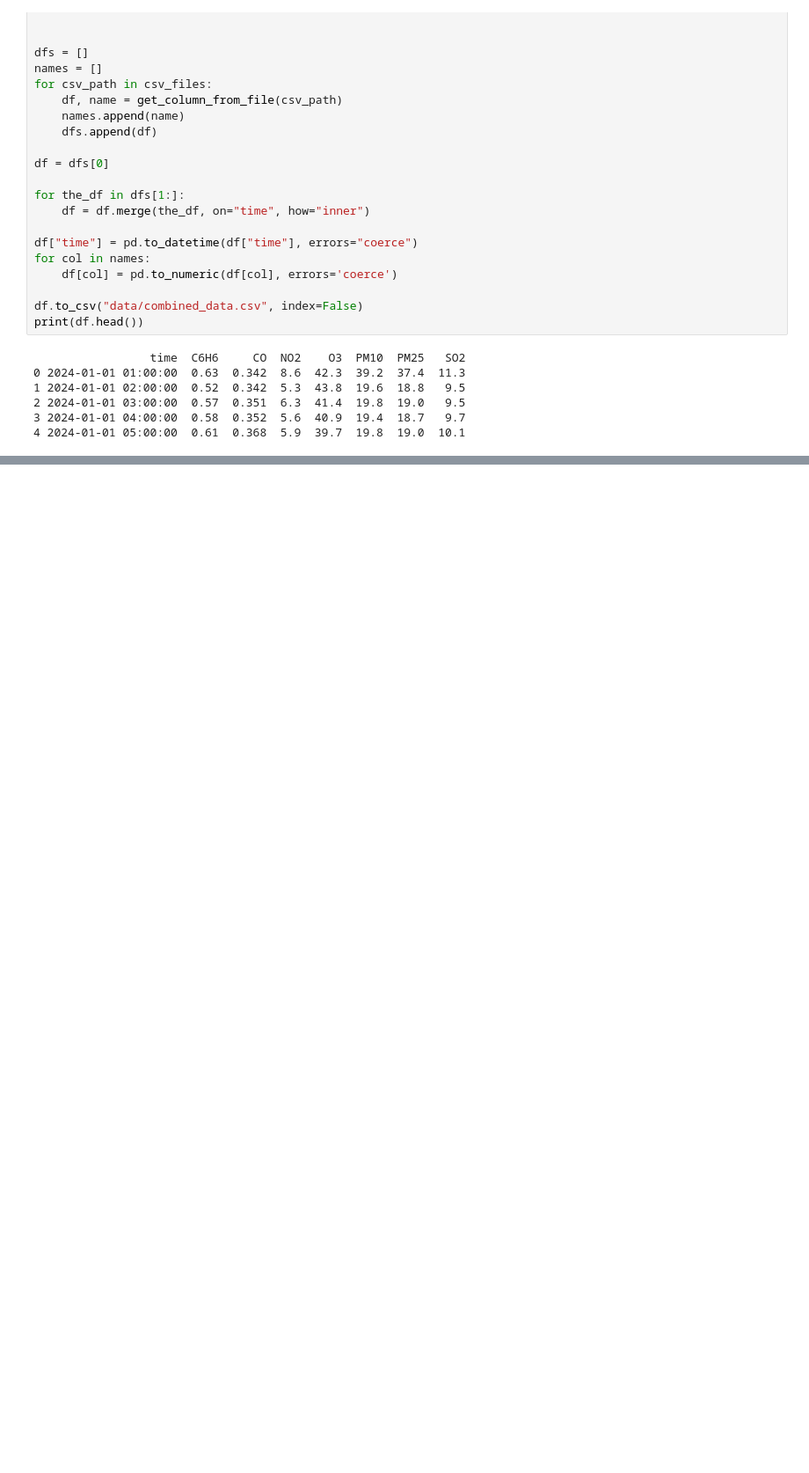
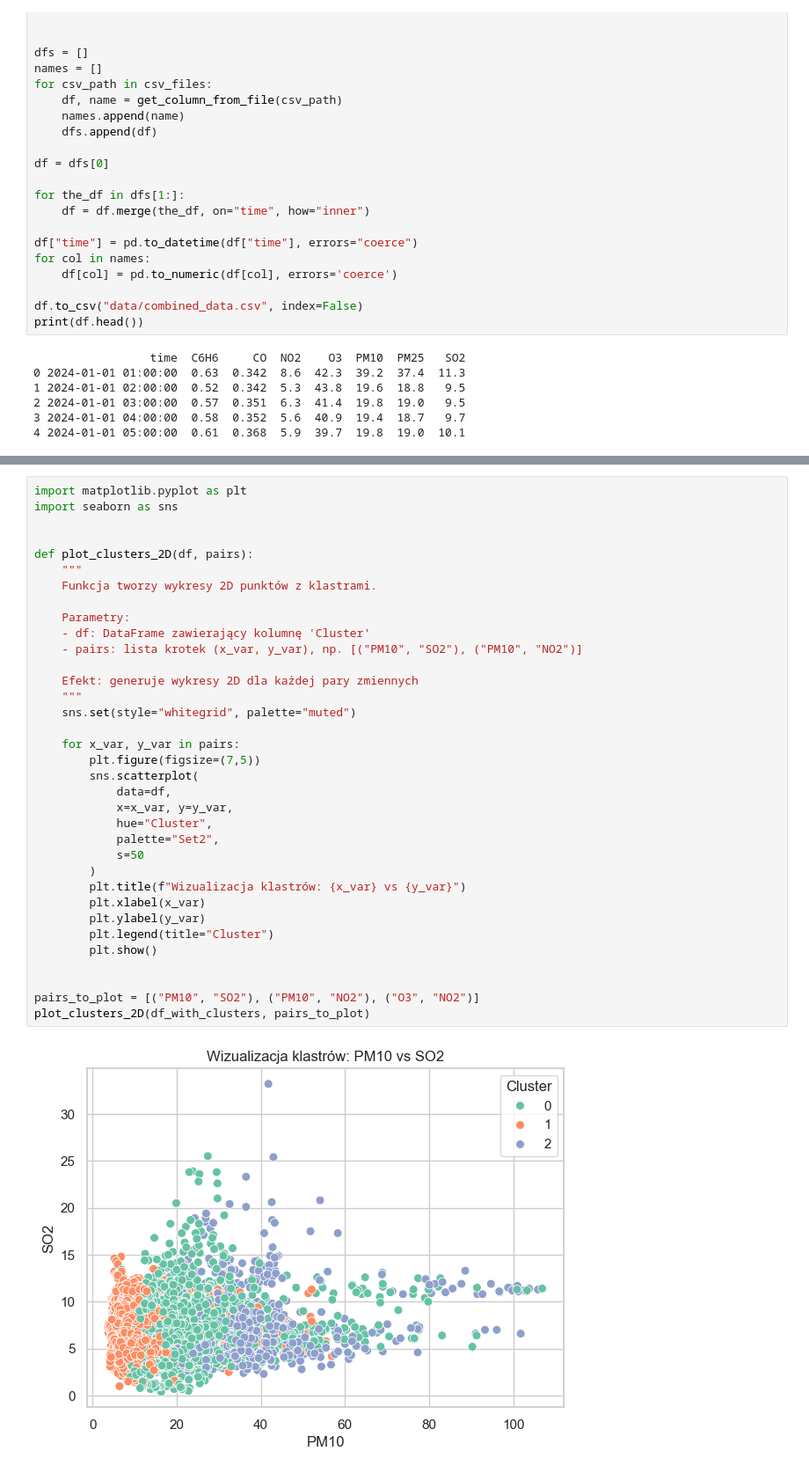
Before and after one commit to martmar02/odwos, a Jupyter notebook: prepare_data.ipynb, the cells around one changed output, grey strips where cells are left out. Shown at 88% size. Drawn from its saved outputs; the diff is of its cells as text; blank space fills up the shorter version.

```diff
--- a/prepare_data.ipynb
+++ b/prepare_data.ipynb
@@ -75,0 +263,37 @@ print(df.head())
+# %%
+import matplotlib.pyplot as plt
+import seaborn as sns
+
+
+def plot_clusters_2D(df, pairs):
+    """
+    Funkcja tworzy wykresy 2D punktów z klastrami.
+
+    Parametry:
+    - df: DataFrame zawierający kolumnę 'Cluster'
+    - pairs: lista krotek (x_var, y_var), np. [("PM10", "SO2"), ("PM10", "NO2")]
+
+    Efekt: generuje wykresy 2D dla każdej pary zmiennych
+    """
+    sns.set(style="whitegrid", palette="muted")
+
+    for x_var, y_var in pairs:
+        plt.figure(figsize=(7,5))
+        sns.scatterplot(
+            data=df,
+            x=x_var, y=y_var,
+            hue="Cluster",
+            palette="Set2",
+            s=50
+        )
+        plt.title(f"Wizualizacja klastrów: {x_var} vs {y_var}")
+        plt.xlabel(x_var)
+        plt.ylabel(y_var)
+        plt.legend(title="Cluster")
+        plt.show()
+
+
+pairs_to_plot = [("PM10", "SO2"), ("PM10", "NO2"), ("O3", "NO2")]
+plot_clusters_2D(df_with_clusters, pairs_to_plot)
+# %% [output]
+[figure, added]
```
Also changed, not shown: parts of 11 cells of this notebook.
